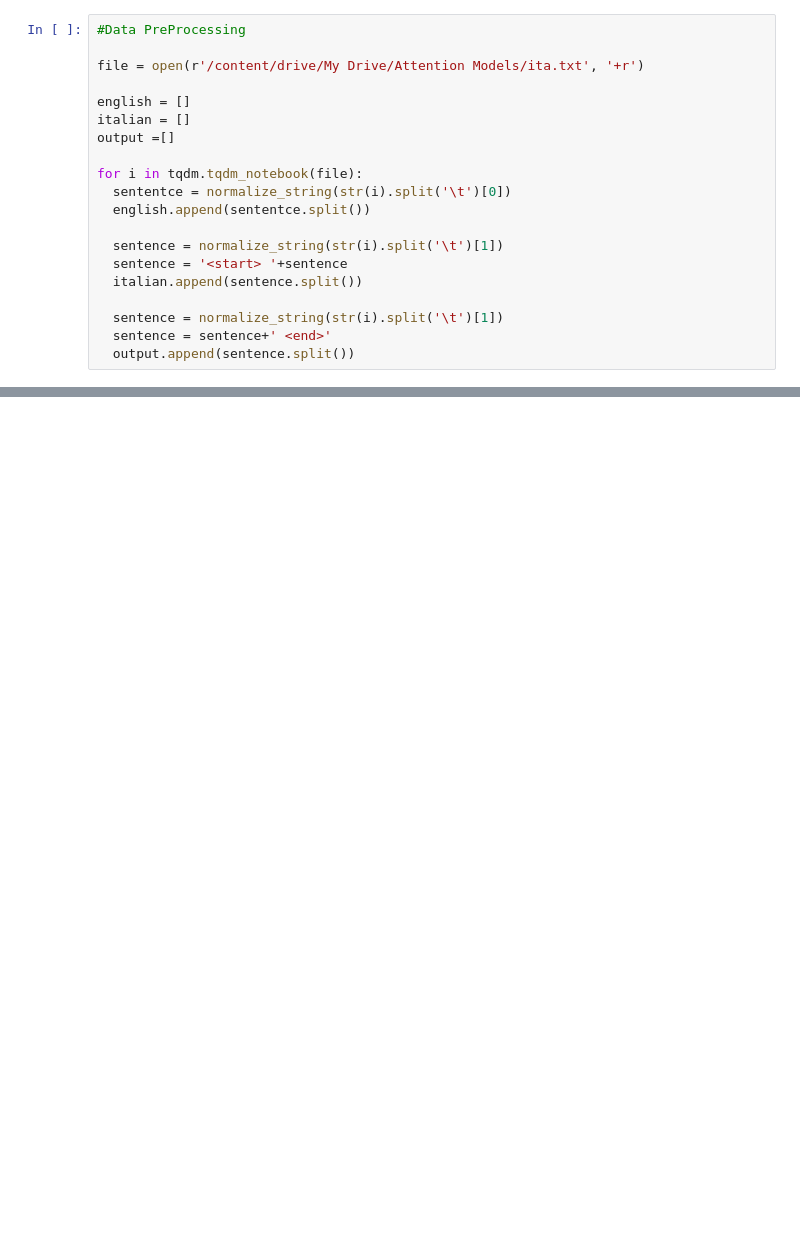
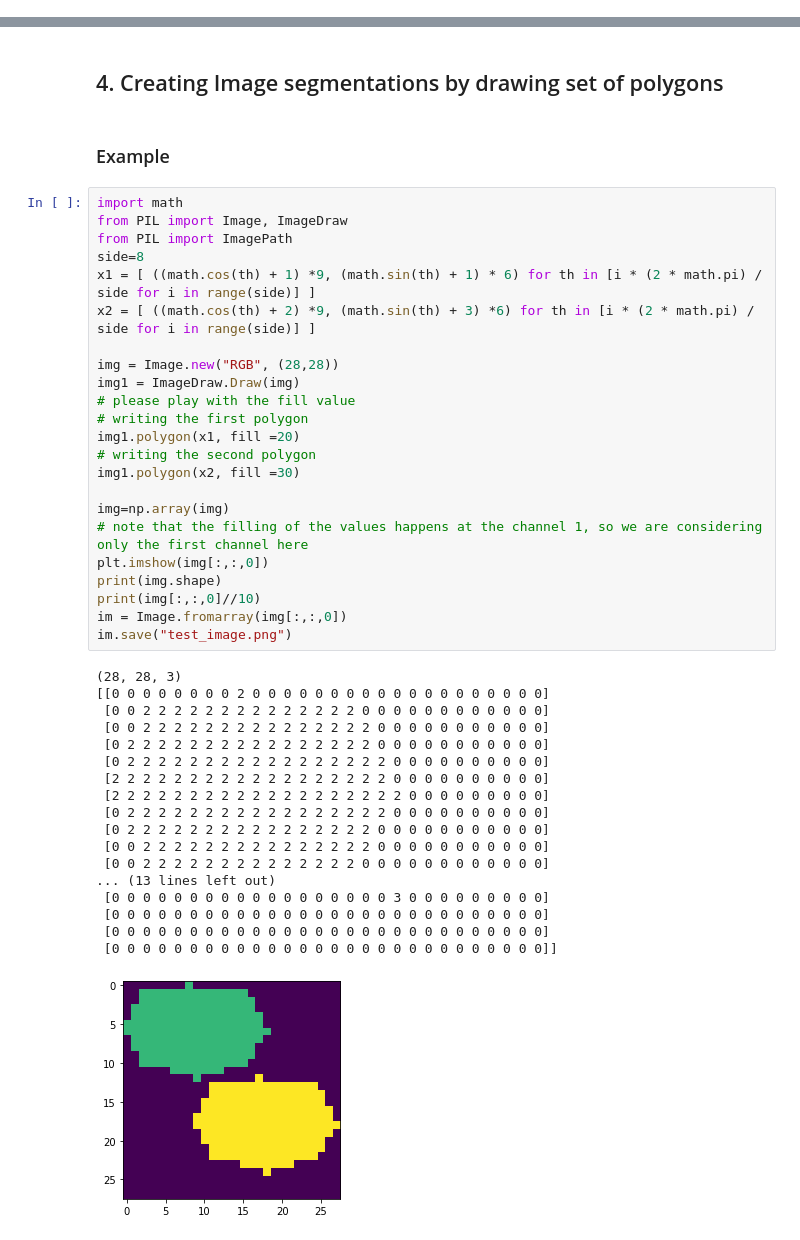
Before and after one commit to smit8800/Attention-guided-Chained-Context-Aggregation-for-Semantic-Segmentation-on-Indian-Driving-Dataset, a Jupyter notebook: Segmentation.ipynb, the cells around one changed output, grey strips where cells are left out. Cells and saved outputs as stored; diff of their text form; blank space fills up the shorter version.

```diff
--- a/Segmentation.ipynb
+++ b/Segmentation.ipynb
@@ -94,20 +0,0 @@ def normalize_string(s):
-# %%
-#Data PreProcessing
-
-file = open(r'/content/drive/My Drive/Attention Models/ita.txt', '+r')
-
-english = []
-italian = []
-output =[]
-
-for i in tqdm.tqdm_notebook(file):
-  sententce = normalize_string(str(i).split('\t')[0])
-  english.append(sententce.split())
-
-  sentence = normalize_string(str(i).split('\t')[1])
-  sentence = '<start> '+sentence
-  italian.append(sentence.split())
-
-  sentence = normalize_string(str(i).split('\t')[1])
-  sentence = sentence+' <end>'
-  output.append(sentence.split())
@@ -758,0 +210,46 @@ We got same Bleu- Score  Aroung --> 0.61 in Case of applying Dot and General Sco
+# %% [markdown]
+## 4. Creating Image segmentations by drawing set of polygons
+# %% [markdown]
+### Example
+# %%
+import math
+from PIL import Image, ImageDraw
+from PIL import ImagePath
+side=8
+x1 = [ ((math.cos(th) + 1) *9, (math.sin(th) + 1) * 6) for th in [i * (2 * math.pi) / side for i in range(side)] ]
+x2 = [ ((math.cos(th) + 2) *9, (math.sin(th) + 3) *6) for th in [i * (2 * math.pi) / side for i in range(side)] ]
+
+img = Image.new("RGB", (28,28))
+img1 = ImageDraw.Draw(img)
+# please play with the fill value
+# writing the first polygon
+img1.polygon(x1, fill =20)
+# writing the second polygon
+img1.polygon(x2, fill =30)
+
+img=np.array(img)
+# note that the filling of the values happens at the channel 1, so we are considering only the first channel here
+plt.imshow(img[:,:,0])
+print(img.shape)
+print(img[:,:,0]//10)
+im = Image.fromarray(img[:,:,0])
+im.save("test_image.png")
+# %% [output]
+(28, 28, 3)
+[[0 0 0 0 0 0 0 0 2 0 0 0 0 0 0 0 0 0 0 0 0 0 0 0 0 0 0 0]
+ [0 0 2 2 2 2 2 2 2 2 2 2 2 2 2 2 0 0 0 0 0 0 0 0 0 0 0 0]
+ [0 0 2 2 2 2 2 2 2 2 2 2 2 2 2 2 2 0 0 0 0 0 0 0 0 0 0 0]
+ [0 2 2 2 2 2 2 2 2 2 2 2 2 2 2 2 2 0 0 0 0 0 0 0 0 0 0 0]
+ [0 2 2 2 2 2 2 2 2 2 2 2 2 2 2 2 2 2 0 0 0 0 0 0 0 0 0 0]
+ [2 2 2 2 2 2 2 2 2 2 2 2 2 2 2 2 2 2 0 0 0 0 0 0 0 0 0 0]
+ [2 2 2 2 2 2 2 2 2 2 2 2 2 2 2 2 2 2 2 0 0 0 0 0 0 0 0 0]
+ [0 2 2 2 2 2 2 2 2 2 2 2 2 2 2 2 2 2 0 0 0 0 0 0 0 0 0 0]
+ [0 2 2 2 2 2 2 2 2 2 2 2 2 2 2 2 2 0 0 0 0 0 0 0 0 0 0 0]
+ [0 0 2 2 2 2 2 2 2 2 2 2 2 2 2 2 2 0 0 0 0 0 0 0 0 0 0 0]
+ [0 0 2 2 2 2 2 2 2 2 2 2 2 2 2 2 0 0 0 0 0 0 0 0 0 0 0 0]
+... (13 lines left out)
+ [0 0 0 0 0 0 0 0 0 0 0 0 0 0 0 0 0 0 3 0 0 0 0 0 0 0 0 0]
+ [0 0 0 0 0 0 0 0 0 0 0 0 0 0 0 0 0 0 0 0 0 0 0 0 0 0 0 0]
+ [0 0 0 0 0 0 0 0 0 0 0 0 0 0 0 0 0 0 0 0 0 0 0 0 0 0 0 0]
+ [0 0 0 0 0 0 0 0 0 0 0 0 0 0 0 0 0 0 0 0 0 0 0 0 0 0 0 0]]
+[figure, added]
```
Also changed, not shown: parts of 121 cells of this notebook, 1 other file.
